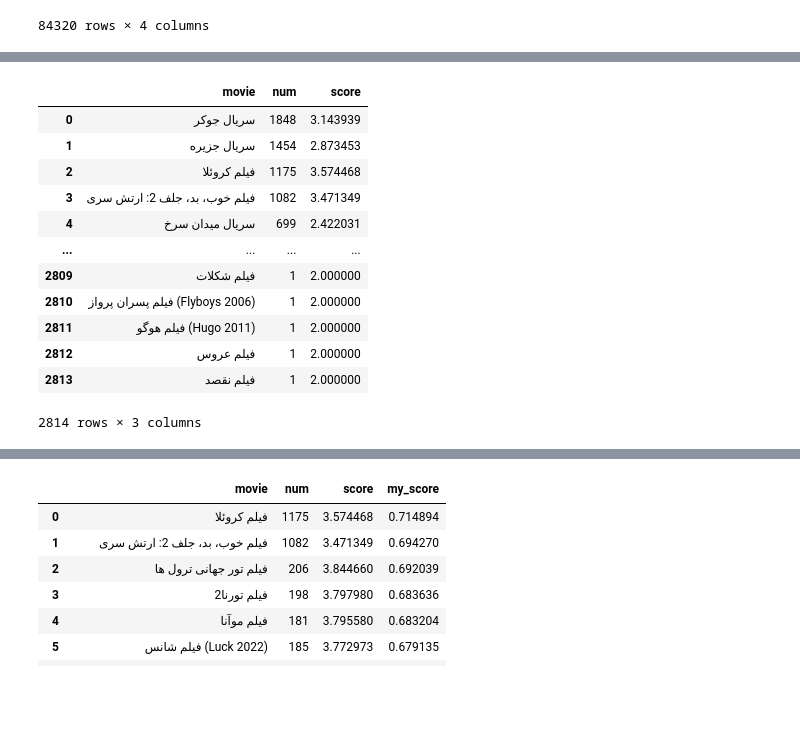
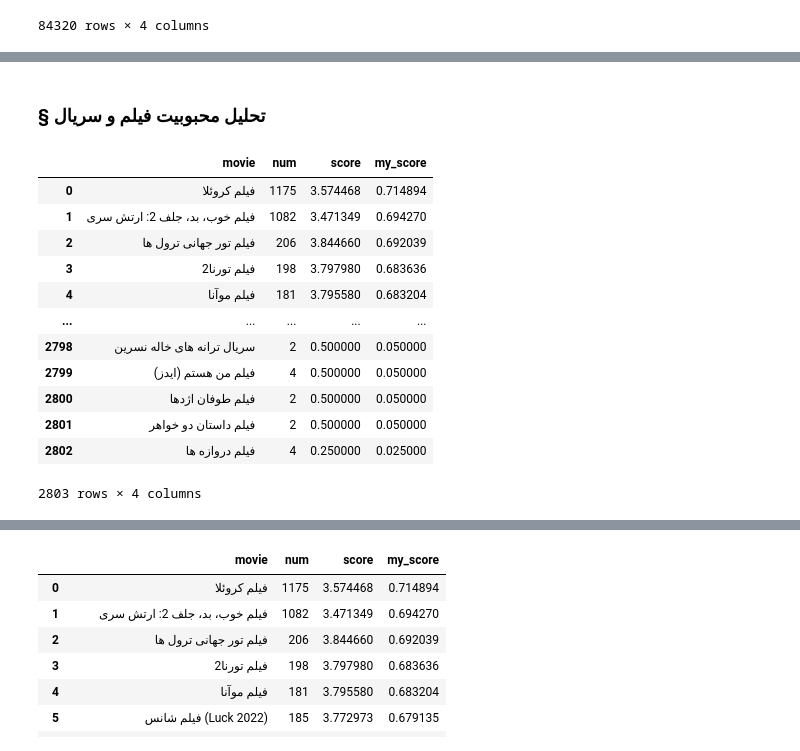
Before and after one commit to MMovasaghi/nlp, a Jupyter notebook: hw1/code/Untitled.ipynb, the cells around one changed output, grey strips where cells are left out. Saved outputs shown, nothing was run; the diff lists cells and outputs as text; code cells hidden in the pictures; blank space fills up the shorter version.

```diff
--- a/hw1/code/Untitled.ipynb
+++ b/hw1/code/Untitled.ipynb
@@ -1355,15 +1392 @@ genre_score_df
-# %%
-def my_score(num, score):
-    c = 1
-    if num <= 10:
-        c = 1
-    elif num <= 40:
-        c = 1.3
-    elif num <= 160:
-        c = 1.6
-    elif num <= 640:
-        c = 1.8
-    else:
-        c = 2
-    return (c*score)/(2*5)
 # %%
@@ -1385,3 +1406,5 @@ plt.show()
+# %% [markdown]
+<h3 style="direction:rtl;font-family: 'B Lotus';"> § تحلیل محبوبیت فیلم و سریال</h3>
 # %%
 movie_score = {}
 for i, title in enumerate(comment_sentiment['title']):
@@ -1394,29 +1417,31 @@ for i, title in enumerate(comment_sentiment['title']):
 # %%
 movie_score_df = {}
 movie_score_df['movie'] = []
 movie_score_df['num'] = []
 movie_score_df['score'] = []
 
 for movie in movie_score:
     movie_score_df['movie'].append(movie)
     movie_score_df['num'].append(movie_score[movie]['num'])
     movie_score_df['score'].append(movie_score[movie]['avg']+2)
 
+movie_score_df['my_score'] = [my_score(n, s) for n, s in zip(movie_score_df['num'], movie_score_df['score'])]
 movie_score_df = pd.DataFrame(movie_score_df)
-movie_score_df = movie_score_df.sort_values(by=['num'], ascending=False)
+movie_score_df = movie_score_df.sort_values(by=['my_score'], ascending=False)
 movie_score_df = movie_score_df.reset_index(drop=True)
+movie_score_df = movie_score_df[movie_score_df['my_score'] > 0]
 movie_score_df
 # %% [output]
-|  | movie | num | score |
-| 0 | سریال جوکر | 1848 | 3.143939 |
-| 1 | سریال جزیره | 1454 | 2.873453 |
-| 2 | فیلم کروئلا | 1175 | 3.574468 |
-| 3 | فیلم خوب، بد، جلف 2: ارتش سری | 1082 | 3.471349 |
-| 4 | سریال میدان سرخ | 699 | 2.422031 |
-| ... | ... | ... | ... |
-| 2809 | فیلم شکلات | 1 | 2.000000 |
-| 2810 | فیلم پسران پرواز (Flyboys 2006) | 1 | 2.000000 |
-| 2811 | فیلم هوگو (Hugo 2011) | 1 | 2.000000 |
-| 2812 | فیلم عروس | 1 | 2.000000 |
-| 2813 | فیلم نقصد | 1 | 2.000000 |
+|  | movie | num | score | my_score |
+| 0 | فیلم کروئلا | 1175 | 3.574468 | 0.714894 |
+| 1 | فیلم خوب، بد، جلف 2: ارتش سری | 1082 | 3.471349 | 0.694270 |
+| 2 | فیلم تور جهانی ترول ها | 206 | 3.844660 | 0.692039 |
+| 3 | فیلم تورنا2 | 198 | 3.797980 | 0.683636 |
+| 4 | فیلم موآنا | 181 | 3.795580 | 0.683204 |
+| ... | ... | ... | ... | ... |
+| 2798 | سریال ترانه های خاله نسرین | 2 | 0.500000 | 0.050000 |
+| 2799 | فیلم من هستم (ایدز) | 4 | 0.500000 | 0.050000 |
+| 2800 | فیلم طوفان اژدها | 2 | 0.500000 | 0.050000 |
+| 2801 | فیلم داستان دو خواهر | 2 | 0.500000 | 0.050000 |
+| 2802 | فیلم دروازه ها | 4 | 0.250000 | 0.025000 |
-2814 rows × 3 columns
+2803 rows × 4 columns
```
Also changed, not shown: parts of 20 cells of this notebook.
